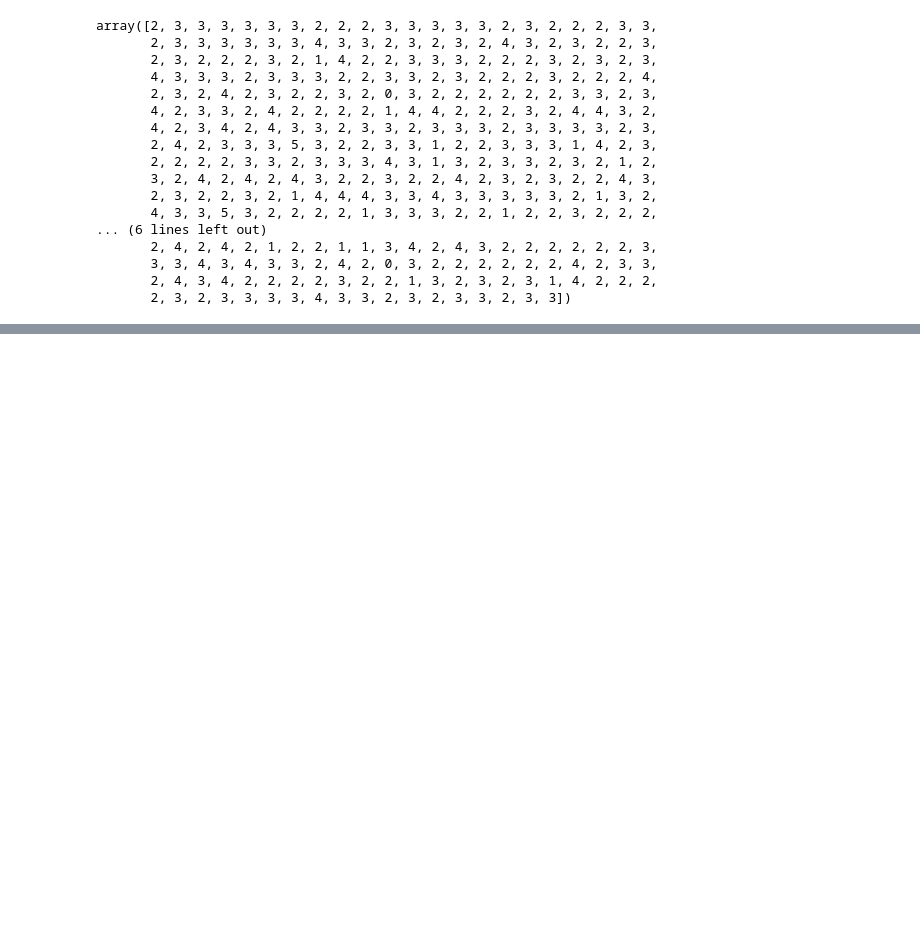
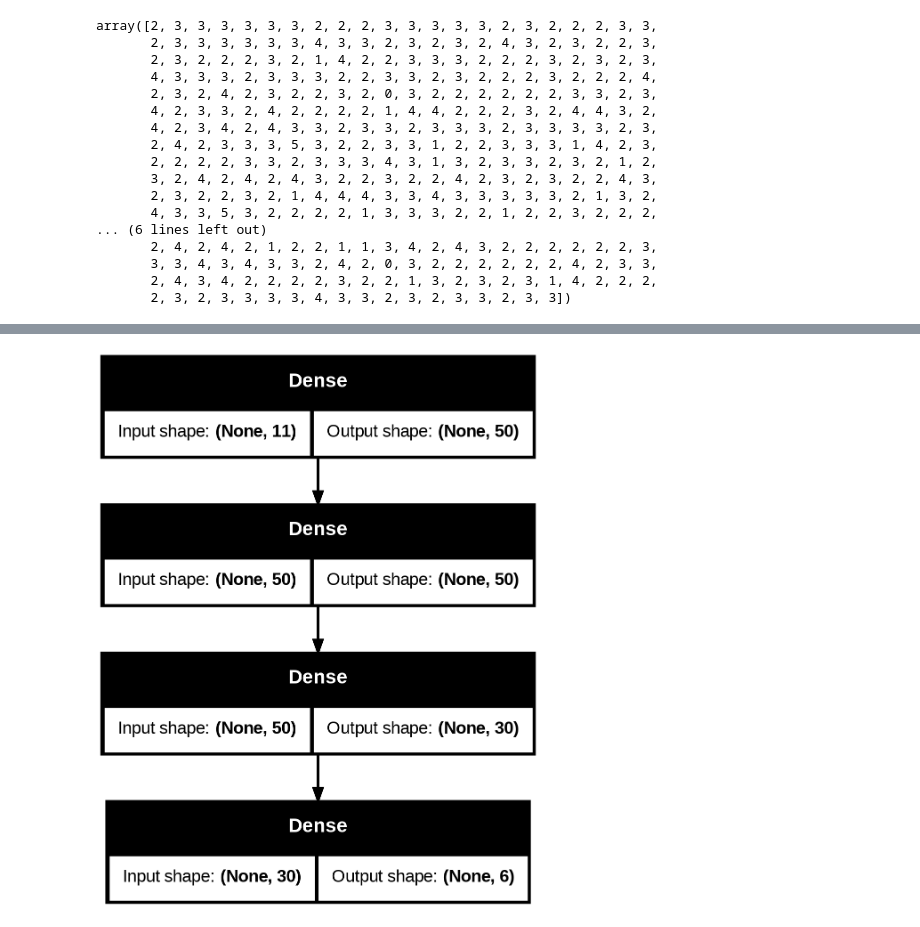
Before and after one commit to JiwonDu/DA-learning-course, a Jupyter notebook: DeepLearning/4_와인품질분류.ipynb, the cells around one changed output, grey strips where cells are left out. Saved outputs shown, nothing was run; the diff lists cells and outputs as text; code cells hidden in the pictures; blank space fills up the shorter version.

```diff
--- a/DeepLearning/4_와인품질분류.ipynb
+++ b/DeepLearning/4_와인품질분류.ipynb
@@ -624,0 +180,6 @@ Model: "sequential_16"
+# %%
+from keras.utils import plot_model
+
+plot_model(model, show_shapes=True)
+# %% [output]
+[figure, added]
```
Also changed, not shown: parts of 18 cells of this notebook.
